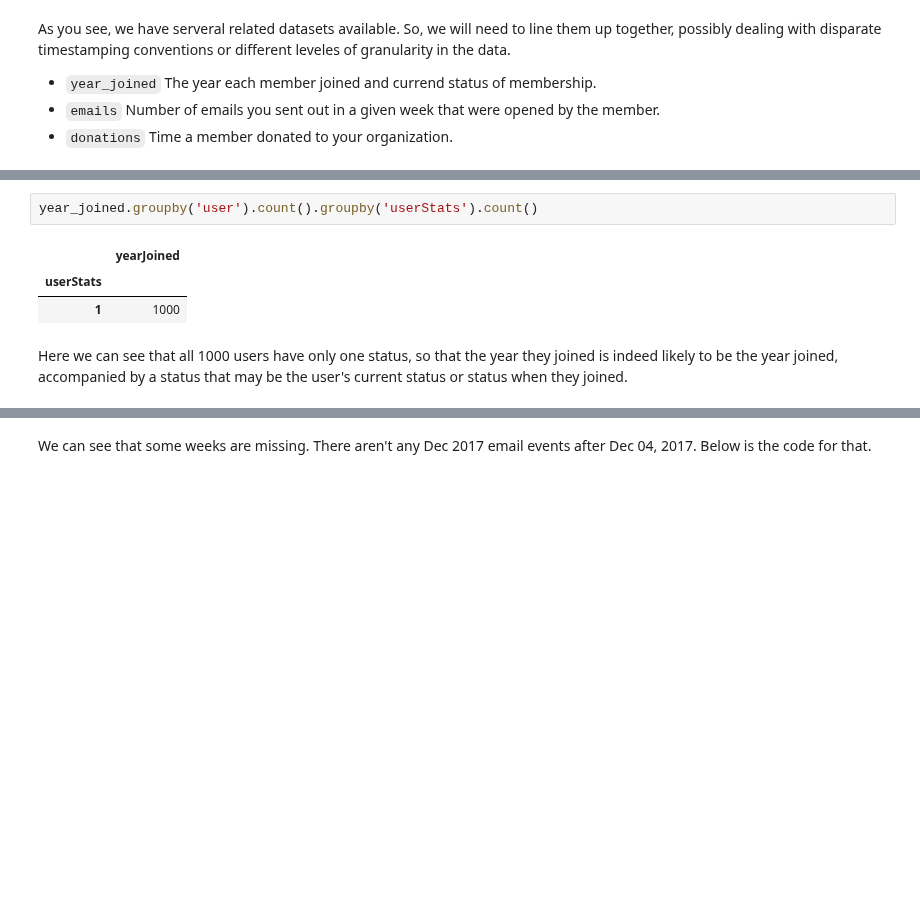
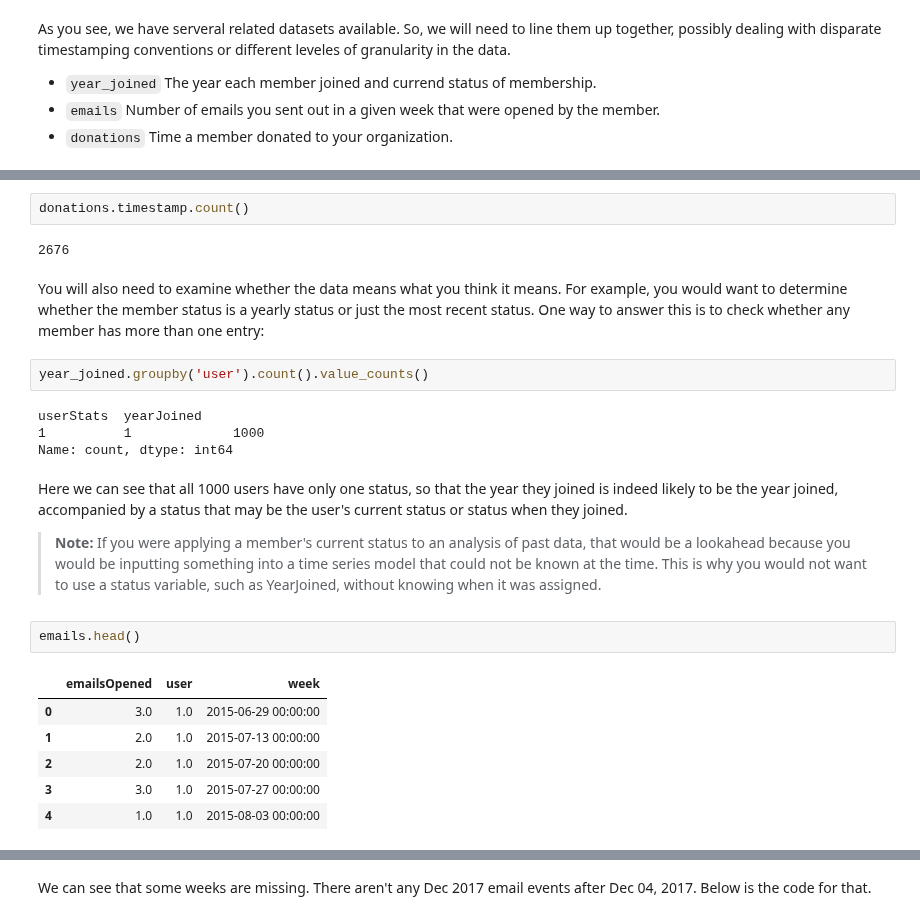
Before and after one commit to mohamedyosef101/learning_area, a Jupyter notebook: Time Series/Practical Time Series Analysis - Nielsen/0-data_collection.ipynb, the cells around one changed output, grey strips where cells are left out. Saved outputs shown, nothing was run; the diff lists cells and outputs as text; blank space fills up the shorter version.

```diff
--- a/Time Series/Practical Time Series Analysis - Nielsen/0-data_collection.ipynb
+++ b/Time Series/Practical Time Series Analysis - Nielsen/0-data_collection.ipynb
@@ -48,8 +60,25 @@ memory usage: 23.6+ KB
+# %%
+donations.timestamp.count()
+# %% [output]
+2676
+# %% [markdown]
+You will also need to examine whether the data means what you think it means. For example, you would want to determine whether the member status is a yearly status or just the most recent status. One way to answer this is to check whether any member has more than one entry:
 # %%
-year_joined.groupby('user').count().groupby('userStats').count()
+year_joined.groupby('user').count().value_counts()
 # %% [output]
-|  | yearJoined |
-| userStats |  |
-| 1 | 1000 |
+userStats  yearJoined
+1          1             1000
+Name: count, dtype: int64
 # %% [markdown]
 Here we can see that all 1000 users have only one status, so that the year they joined is indeed likely to be the year joined, accompanied by a status that may be the user's current status or status when they joined.
+
+> **Note:** If you were applying a member's current status to an analysis of past data, that would be a lookahead because you would be inputting something into a time series model that could not be known at the time. This is why you would not want to use a status variable, such as YearJoined, without knowing when it was assigned.
+# %%
+emails.head()
+# %% [output]
+|  | emailsOpened | user | week |
+| 0 | 3.0 | 1.0 | 2015-06-29 00:00:00 |
+| 1 | 2.0 | 1.0 | 2015-07-13 00:00:00 |
+| 2 | 2.0 | 1.0 | 2015-07-20 00:00:00 |
+| 3 | 3.0 | 1.0 | 2015-07-27 00:00:00 |
+| 4 | 1.0 | 1.0 | 2015-08-03 00:00:00 |
```
Also changed, not shown: parts of 29 cells of this notebook.
